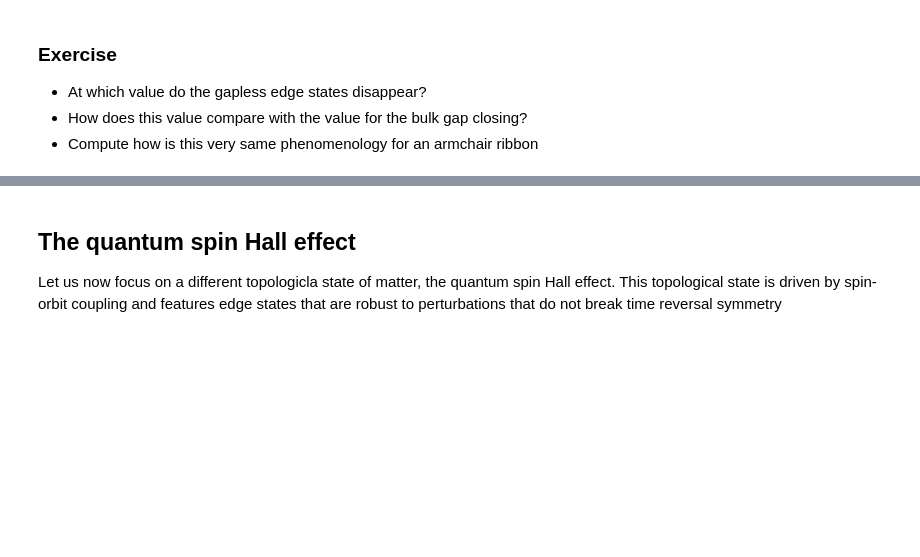
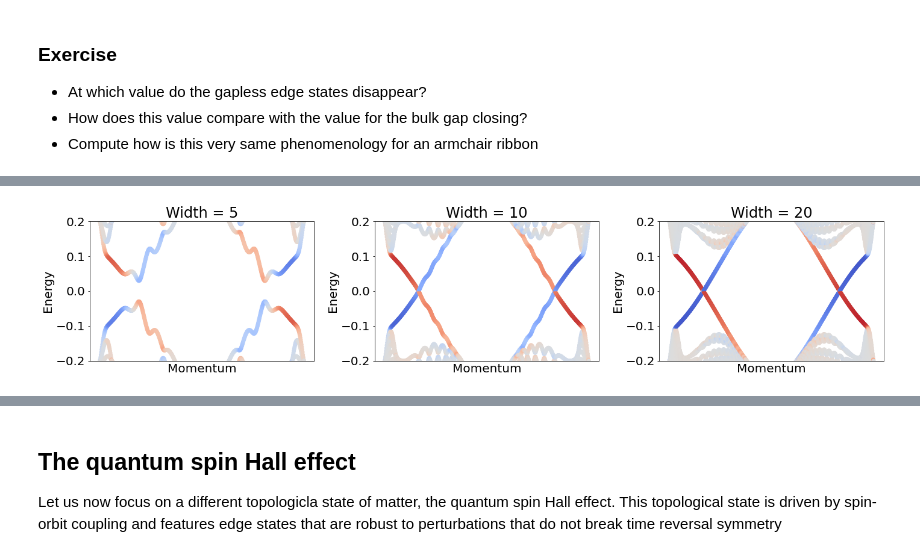
Before and after one commit to joselado/jyvaskyla_summer_school_2022, a Jupyter notebook: sessions/session5.ipynb, the cells around one changed output, grey strips where cells are left out. Drawn from its saved outputs; the diff is of its cells as text; code cells hidden in the pictures; blank space fills up the shorter version.

```diff
--- a/sessions/session5.ipynb
+++ b/sessions/session5.ipynb
@@ -226,17 +227,16 @@ plt.tight_layout() # adjust the subplots
 ## Topological phase transitions in the edge
 Let us now see how a topological phase transition takes place in the edge, when a trivial gap overcomes a topological gap
 # %%
+from pyqula import geometry
 N = 6 # number of plots
 ms = np.linspace(0.,0.4,N) # energies
-
 g = geometry.honeycomb_zigzag_ribbon(20) # honeycomb ribbon with armchair edge, the number controls the width
-
 
 ii = 1 # counter for the subplots
 for m in ms:
     plt.subplot(N//3,3,ii); ii += 1
     h = g.get_hamiltonian() # generate the Hamiltonian
-    h.add_haldane(0.05) # add Haldane coupling
+    h.add_exchange(0.05) # add Haldane coupling
     h.add_sublattice_imbalance(m) # add a sublattice imbalance
     (k,e) = h.get_bands() # compute band structure
     plt.scatter(k,e,c="black") ; plt.xlabel("Momentum") ; plt.ylabel("Energy")
@@ -252,0 +256,18 @@ plt.tight_layout() # adjust the subplots
+# %%
+from pyqula import geometry
+Ws = [5,10,20] # widths of the ribbons
+ii = 1 # counter for the subplots
+rashba = 0.1 # strength of Rashba SOC
+for W in Ws: # loop over widths
+    g = geometry.honeycomb_zigzag_ribbon(W) # honeycomb ribbon with armchair edge, the number controls the width
+    plt.subplot(2,len(Ws),ii); ii += 1
+    h = g.get_hamiltonian(has_spin=False) # generate the Hamiltonian
+    h.add_exchange([0.,0.,0.8]) # add exchange coupling
+    h.add_rashba(rashba) # add Rashba SOC
+    (k,e,c) = h.get_bands(kpath=["X","G","X"],operator="yposition") # compute band structure
+    plt.scatter(k,e,c=c) ; plt.xlabel("Momentum") ; plt.ylabel("Energy")
+    plt.xticks([]) ; plt.ylim([-2*rashba,2*rashba]) # plot
+    plt.title("Width = "+str(W)) # set the title
+plt.tight_layout() # adjust the subplots
+# %% [output]
+[figure, added]
```
Also changed, not shown: parts of 10 cells of this notebook, 3 other files.
